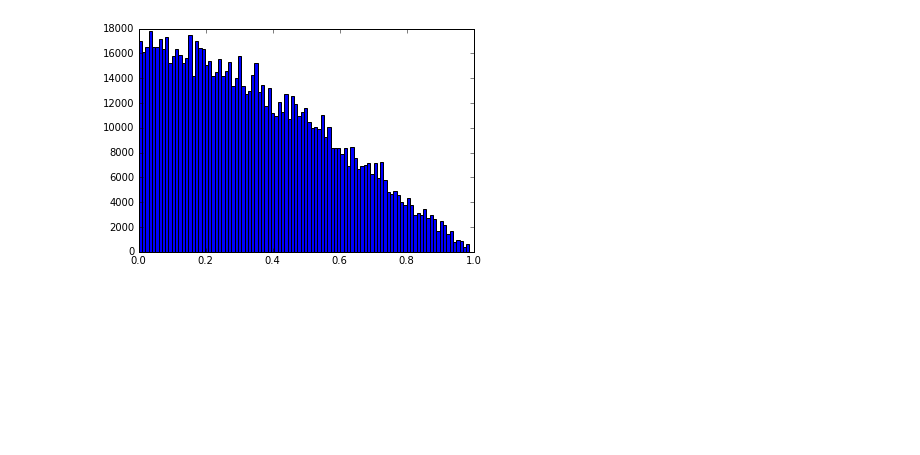
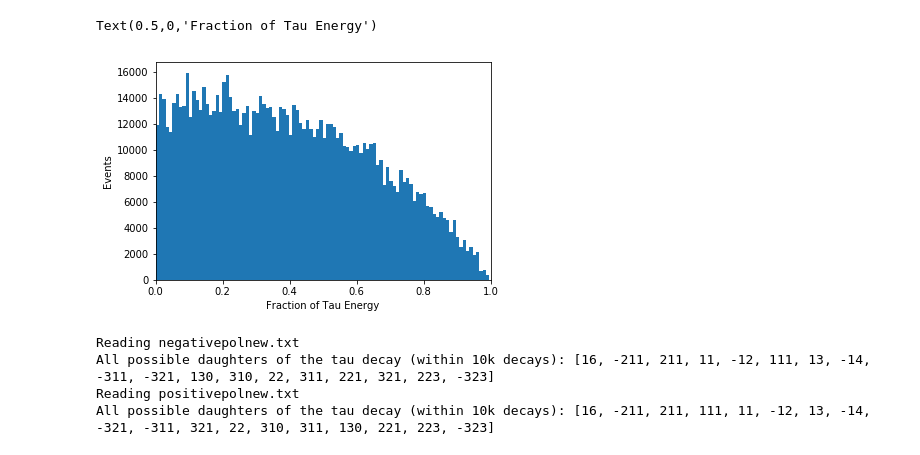
Before and after one commit to swissel/nutau_acceptance, a Jupyter notebook: 03_Detector/test_Tau_Decay_Pythia_Simulator.ipynb, the cells around one changed output. Cells and saved outputs as stored; diff of their text form; code cells hidden in the pictures; blank space fills up the shorter version.

Commit message:
pythia decays for interpolated sims; view angle cut for anita sims

```diff
--- a/03_Detector/test_Tau_Decay_Pythia_Simulator.ipynb
+++ b/03_Detector/test_Tau_Decay_Pythia_Simulator.ipynb
@@ -54,7 +64,19 @@ ret = hist(hadron_energy_fractions,30)
 # %%
 em_energy_fractions = TDS.sample_energy_fraction(num_events=1000000, type='em')
-# %%
-figure()
-ret = hist(em_energy_fractions,100)
-# %% [output]
-[figure, removed]
+# %%
+figure()
+ret = hist(em_energy_fractions,100)
+plt.xlim(0,1)
+plt.ylabel(r"Events")
+plt.xlabel(r"Fraction of Tau Energy")
+# %% [output]
+Text(0.5,0,'Fraction of Tau Energy')
+[figure, added]
+# %%
+TDS_n = Tau_Decay_Simulator(pol='negative')
+TDS_p = Tau_Decay_Simulator(pol='positive')
+# %% [output]
+Reading negativepolnew.txt
+All possible daughters of the tau decay (within 10k decays): [16, -211, 211, 11, -12, 111, 13, -14, -311, -321, 130, 310, 22, 311, 221, 321, 223, -323]
+Reading positivepolnew.txt
+All possible daughters of the tau decay (within 10k decays): [16, -211, 211, 111, 11, -12, 13, -14, -321, -311, 321, 22, 310, 311, 130, 221, 223, -323]
```
Also changed, not shown: parts of 14 cells of this notebook, 3 other files.
